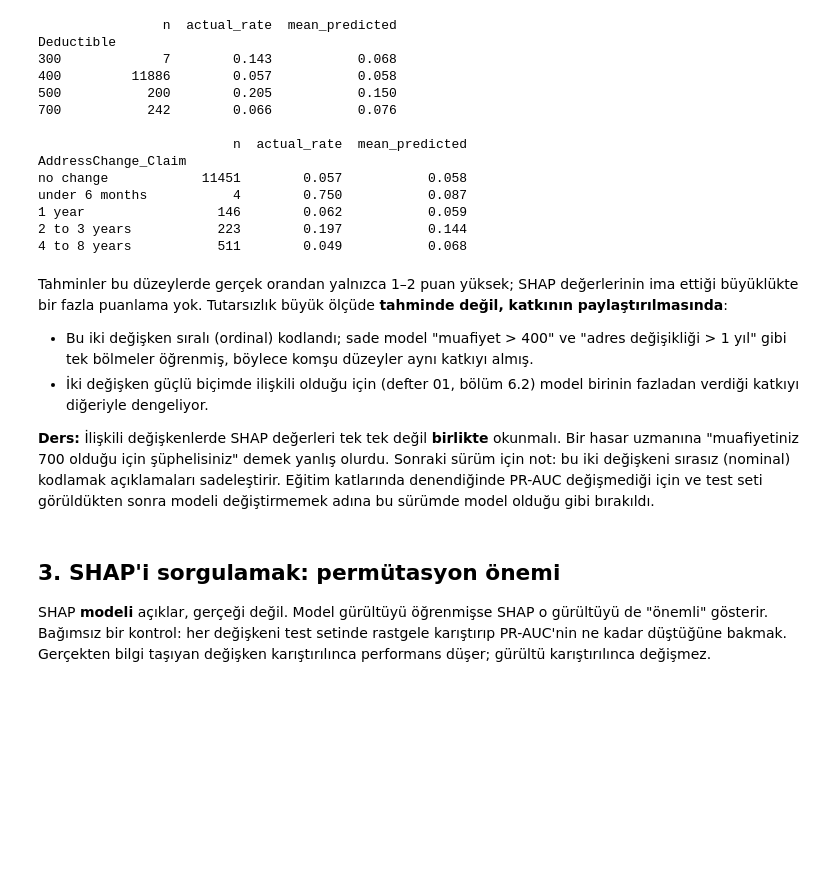
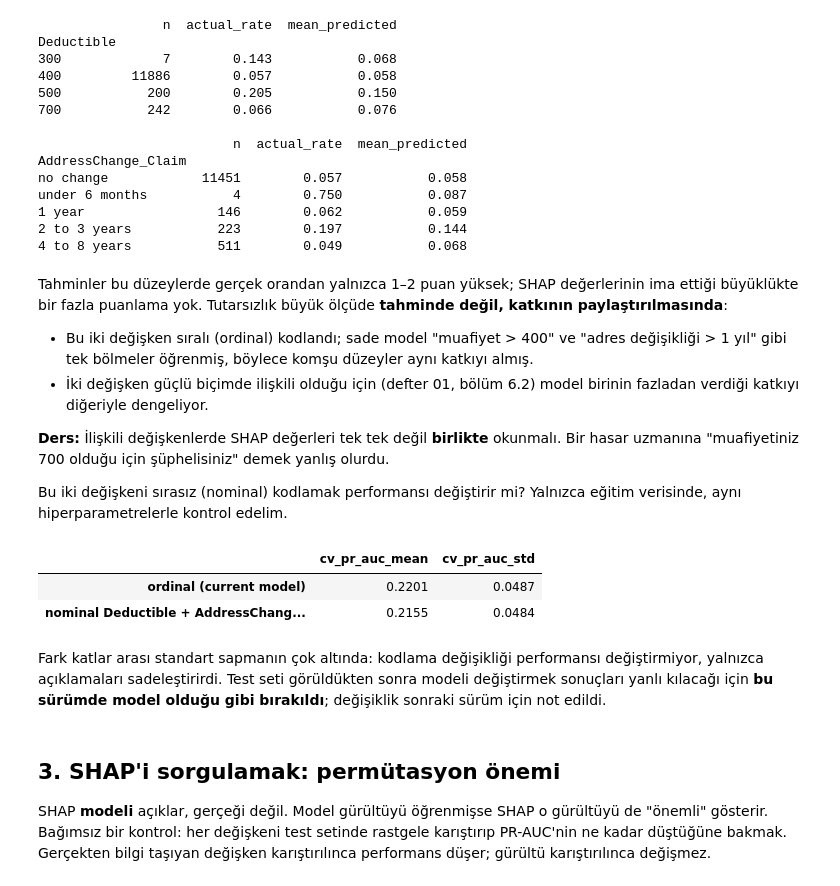
Before and after one commit to iremesmauner/insurance-fraud-detection, a Jupyter notebook: notebooks/03_explainability_shap.ipynb, the cells around one changed output. Saved outputs shown, nothing was run; the diff lists cells and outputs as text; code cells hidden in the pictures; blank space fills up the shorter version.

```diff
--- a/notebooks/03_explainability_shap.ipynb
+++ b/notebooks/03_explainability_shap.ipynb
@@ -217,9 +217,31 @@ katkının paylaştırılmasında**:
 
 **Ders:** İlişkili değişkenlerde SHAP değerleri tek tek değil **birlikte** okunmalı.
 Bir hasar uzmanına "muafiyetiniz 700 olduğu için şüphelisiniz" demek yanlış olurdu.
-Sonraki sürüm için not: bu iki değişkeni sırasız (nominal) kodlamak açıklamaları
-sadeleştirir. Eğitim katlarında denendiğinde PR-AUC değişmediği için ve test seti
-görüldükten sonra modeli değiştirmemek adına bu sürümde model olduğu gibi bırakıldı.
+
+Bu iki değişkeni sırasız (nominal) kodlamak performansı değiştirir mi? Yalnızca eğitim
+verisinde, aynı hiperparametrelerle kontrol edelim.
+# %%
+import json
+
+from src import modeling
+
+lgbm_params = json.loads((config.METRICS_DIR / "model_metrics.json").read_text())["lightgbm_params"]
+encoding_check = {}
+for label, extra in [("ordinal (current model)", ()),
+                     ("nominal Deductible + AddressChange_Claim", ("Deductible", "AddressChange_Claim"))]:
+    folds, _ = modeling.cross_validate(modeling.make_lgbm("none", extra_nominal=extra, **lgbm_params),
+                                       X_train, y_train)
+    encoding_check[label] = {"cv_pr_auc_mean": folds["pr_auc"].mean(), "cv_pr_auc_std": folds["pr_auc"].std()}
+pd.DataFrame(encoding_check).T.round(4)
+# %% [output]
+|  | cv_pr_auc_mean | cv_pr_auc_std |
+| ordinal (current model) | 0.2201 | 0.0487 |
+| nominal Deductible + AddressChang... | 0.2155 | 0.0484 |
+# %% [markdown]
+Fark katlar arası standart sapmanın çok altında: kodlama değişikliği performansı
+değiştirmiyor, yalnızca açıklamaları sadeleştirirdi. Test seti görüldükten sonra modeli
+değiştirmek sonuçları yanlı kılacağı için **bu sürümde model olduğu gibi bırakıldı**;
+değişiklik sonraki sürüm için not edildi.
 # %% [markdown]
 ## 3. SHAP'i sorgulamak: permütasyon önemi
 
```
Also changed, not shown: parts of 1 cell of this notebook, 9 other files.
